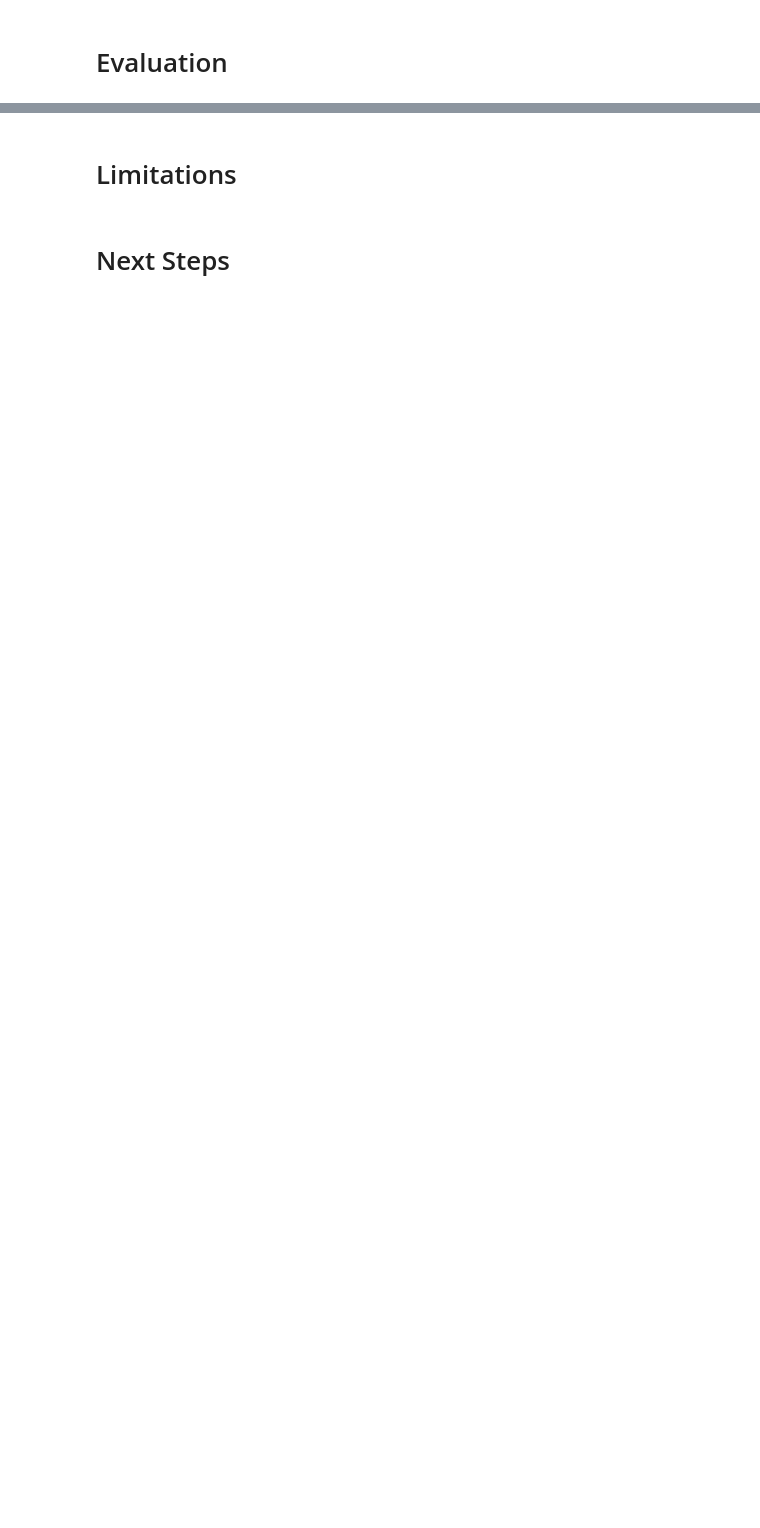
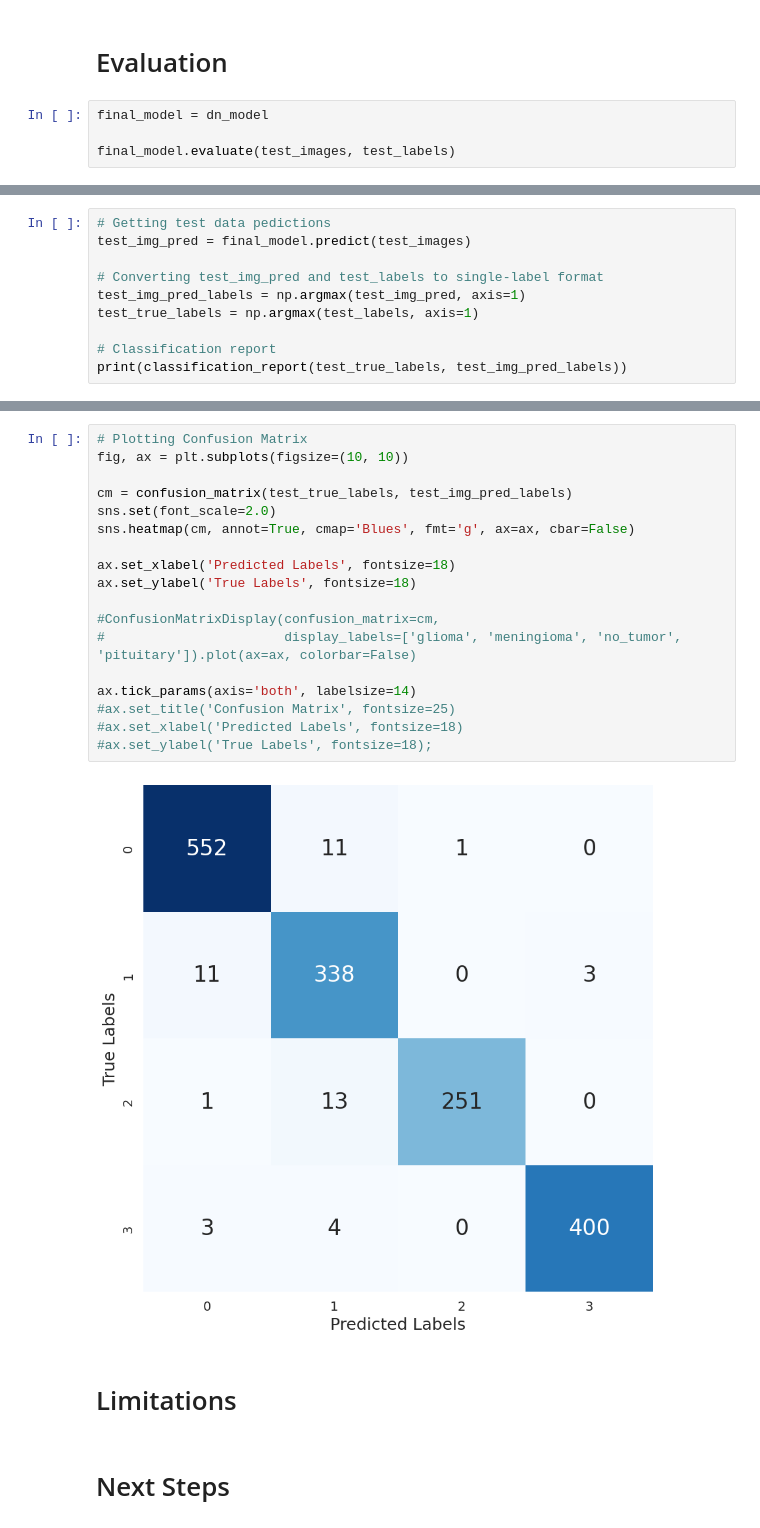
Before and after one commit to JohnNun/brain_tumor_identification, a Jupyter notebook: Notebook.ipynb, the cells around one changed output, grey strips where cells are left out. Drawn from its saved outputs; the diff is of its cells as text; blank space fills up the shorter version.

Commit message:
added evaluation code for final model in evaluation section

```diff
--- a/Notebook.ipynb
+++ b/Notebook.ipynb
@@ -430,2 +408,6 @@ weighted avg       0.98      0.98      0.98      1588
 # %% [markdown]
 # Evaluation
+# %%
+final_model = dn_model
+
+final_model.evaluate(test_images, test_labels)
@@ -431,0 +417,10 @@ weighted avg       0.98      0.98      0.98      1588
+# %%
+# Getting test data pedictions
+test_img_pred = final_model.predict(test_images)
+
+# Converting test_img_pred and test_labels to single-label format
+test_img_pred_labels = np.argmax(test_img_pred, axis=1)
+test_true_labels = np.argmax(test_labels, axis=1)
+
+# Classification report
+print(classification_report(test_true_labels, test_img_pred_labels))
@@ -432,3 +439,23 @@ weighted avg       0.98      0.98      0.98      1588
+# %%
+# Plotting Confusion Matrix
+fig, ax = plt.subplots(figsize=(10, 10))
+
+cm = confusion_matrix(test_true_labels, test_img_pred_labels)
+sns.set(font_scale=2.0)
+sns.heatmap(cm, annot=True, cmap='Blues', fmt='g', ax=ax, cbar=False)
+
+ax.set_xlabel('Predicted Labels', fontsize=18)
+ax.set_ylabel('True Labels', fontsize=18)
+
+#ConfusionMatrixDisplay(confusion_matrix=cm,
+#                       display_labels=['glioma', 'meningioma', 'no_tumor', 'pituitary']).plot(ax=ax, colorbar=False)
+
+ax.tick_params(axis='both', labelsize=14)
+#ax.set_title('Confusion Matrix', fontsize=25)
+#ax.set_xlabel('Predicted Labels', fontsize=18)
+#ax.set_ylabel('True Labels', fontsize=18);
+# %% [output]
+[figure, added]
 # %% [markdown]
 # Limitations
 # %% [markdown]
```
Also changed, not shown: parts of 16 cells of this notebook.
